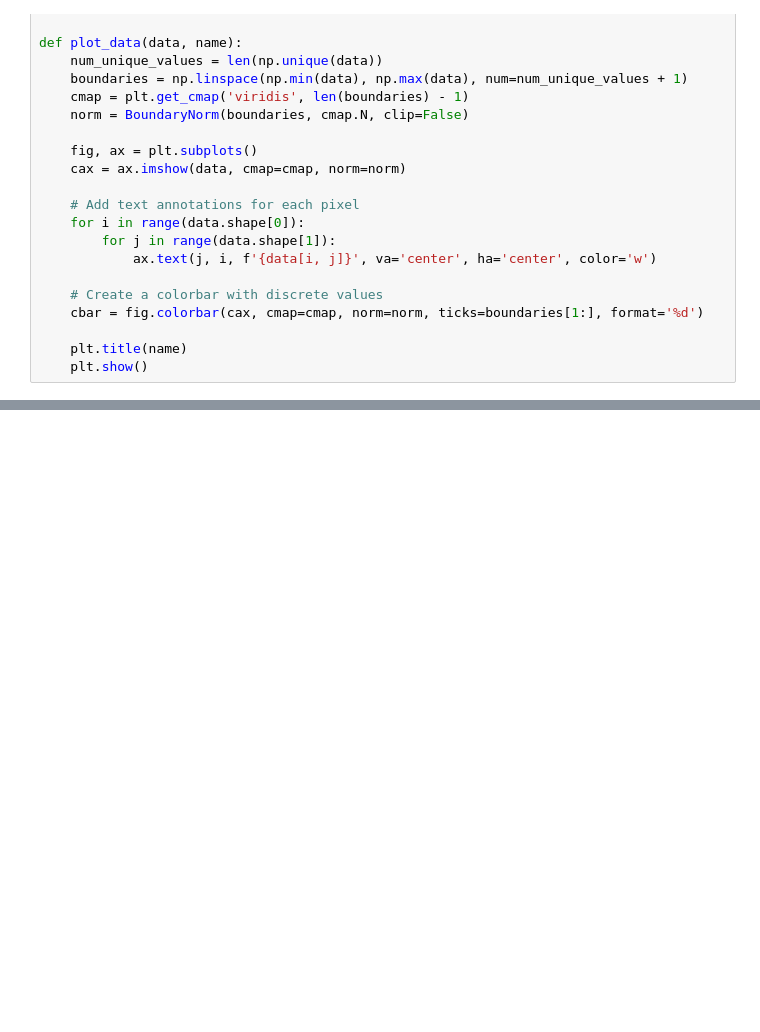
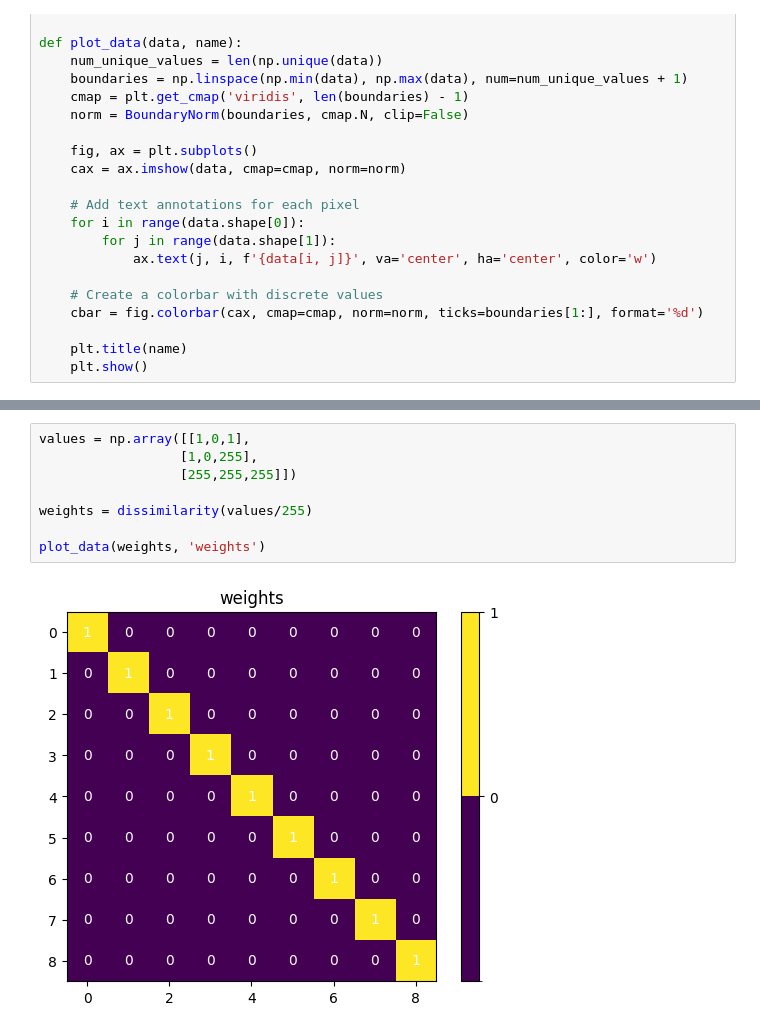
Before and after one commit to garthwales/DDN-NC, a Jupyter notebook: dev/matrix.ipynb, the cells around one changed output, grey strips where cells are left out. Saved outputs shown, nothing was run; the diff lists cells and outputs as text; blank space fills up the shorter version.

Commit message:
add initial weights matrix test based on prior

```diff
--- a/dev/matrix.ipynb
+++ b/dev/matrix.ipynb
@@ -49,0 +53,10 @@ plot_data(filter_man, "Manhattan")
+# %%
+values = np.array([[1,0,1],
+                  [1,0,255],
+                  [255,255,255]])
+
+weights = dissimilarity(values/255)
+
+plot_data(weights, 'weights')
+# %% [output]
+[figure, added]
```
Also changed, not shown: parts of 1 cell of this notebook, 1 other file.
